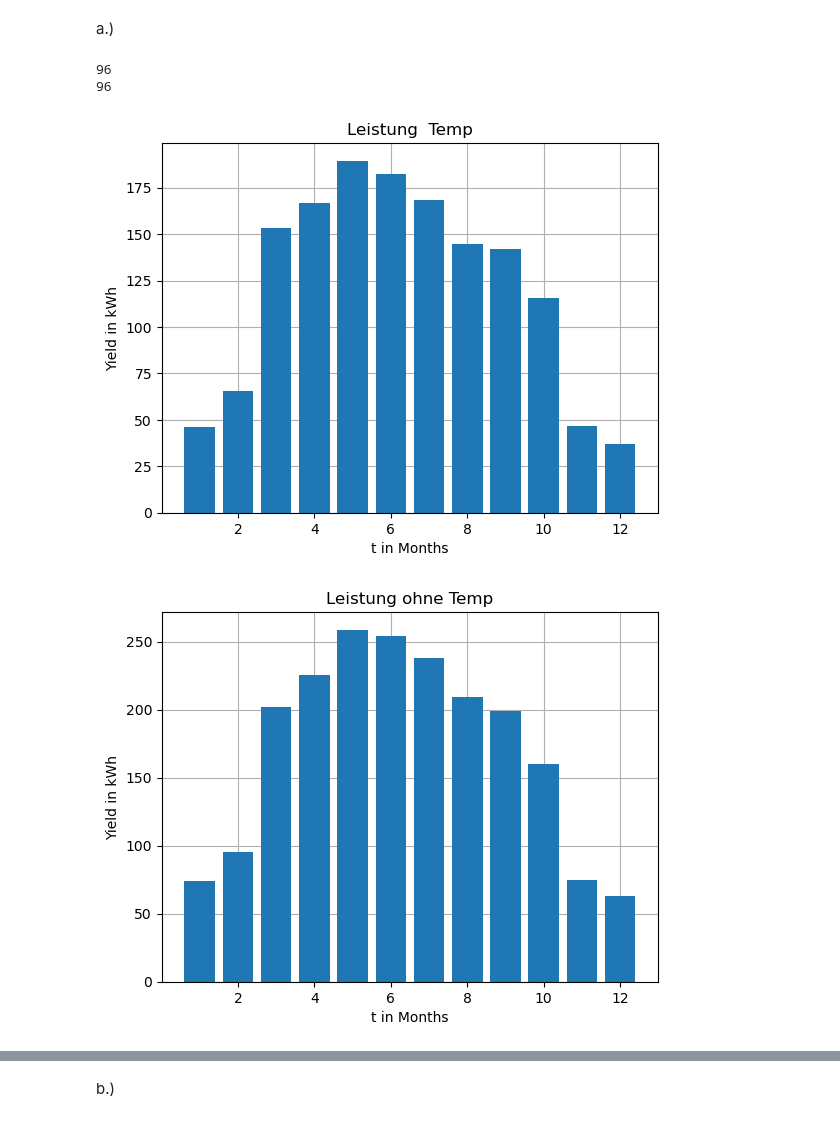
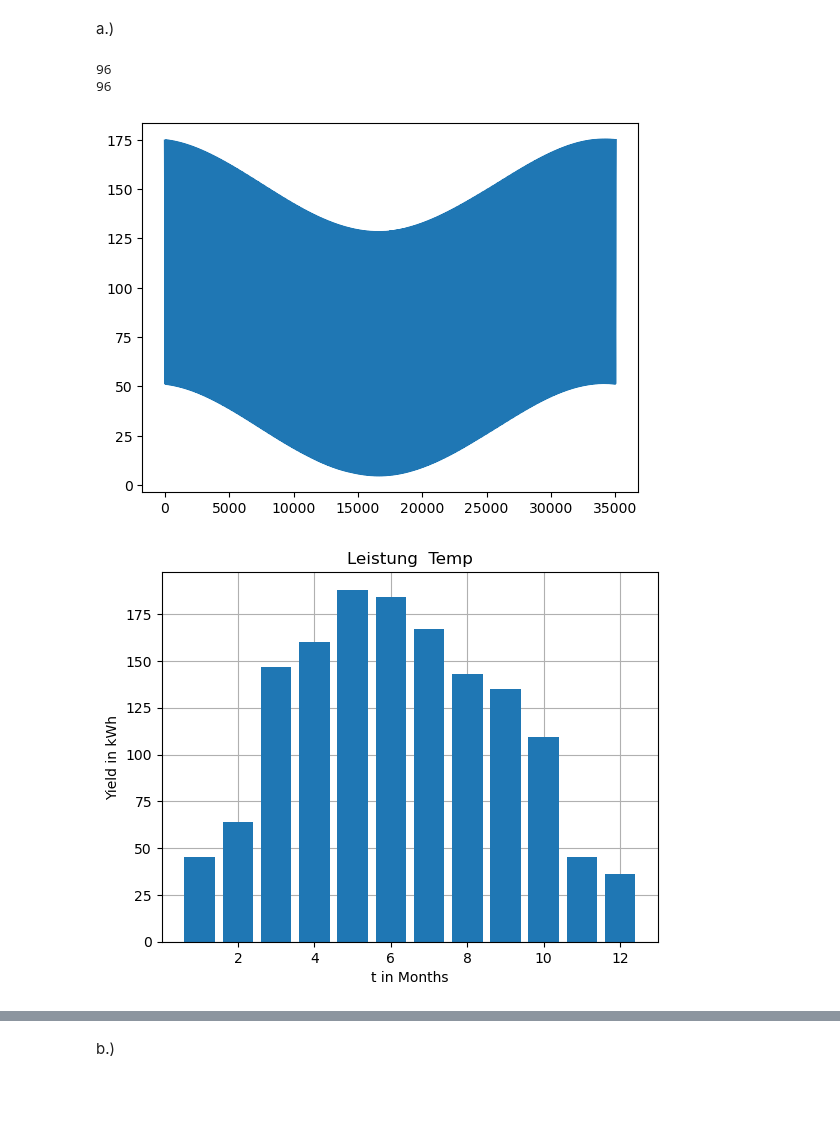
Before and after one commit to AhmedAkhi/1.UE_FV, a Jupyter notebook: UE1_Gruppe2.ipynb, the cells around one changed output, grey strips where cells are left out. Cells and saved outputs as stored; diff of their text form; code cells hidden in the pictures; blank space fills up the shorter version.

```diff
--- a/UE1_Gruppe2.ipynb
+++ b/UE1_Gruppe2.ipynb
@@ -124,11 +124,15 @@ dfTemperatur = pd.read_csv("Temperatur.csv");
 def jahreserzeugung():
     dfSonnenstand = pd.DataFrame(sonnenstand(laengengrad, breitengrad,dfTime))
     dfSonnenstand = dfSonnenstand.transpose()
+
     dfSonnenstand.rename(columns = {0:'Azimut'}, inplace = True)
     dfSonnenstand.rename(columns = {1:'Höhenwinkel'}, inplace = True)
+    #dfSonnenstand["Höhenwinkel"].plot()
 
-    dfSonnenstand["Moduleinfallswinkel"] = np.degrees(np.arccos(-np.cos(np.radians(dfSonnenstand["Höhenwinkel"]))*np.sin(np.radians(pv_hoehenwinkel)*np.cos(np.radians(dfSonnenstand["Azimut"]-pv_azimut-180)+np.sin(np.radians(dfSonnenstand["Höhenwinkel"])*np.cos(pv_hoehenwinkel))))))
 
+    dfSonnenstand["Moduleinfallswinkel"] = np.degrees(np.arccos(-np.cos(np.radians(dfSonnenstand["Höhenwinkel"]))*np.sin(np.radians(pv_hoehenwinkel))*np.cos(np.radians(dfSonnenstand["Azimut"]-pv_azimut-180))+np.sin(np.radians(dfSonnenstand["Höhenwinkel"]))*np.cos(np.radians(pv_hoehenwinkel))))
+    #theta_vec =                                      np.arccos(-np.cos(np.deg2rad(hoehenwinkel_reshaped       ))*np.sin(np.deg2rad(pv_hoehenwinkel))*np.cos(np.deg2rad(azimut - pv_azimut - 180             ))+np.sin(np.deg2rad(hoehenwinkel_reshaped       ))*np.cos(np.deg2rad(pv_hoehenwinkel)))
+    dfSonnenstand["Moduleinfallswinkel"].plot()
     #Strahlungsenergien
         #Direkte
     dfSonnenstand["EdirGen"] = dfStrahlung["DirectHoriz"] * np.maximum(0, np.cos(np.radians(dfSonnenstand["Moduleinfallswinkel"]))/np.sin(np.radians(dfSonnenstand["Höhenwinkel"])))
@@ -138,7 +142,7 @@ def jahreserzeugung():
     dfSonnenstand["EdiffGen"] = dfStrahlung["DiffusHoriz"] * (1 + np.cos(np.radians(pv_hoehenwinkel))) / 2
 
     #Aus Angabe (Höhenwinkel)
-    dfSonnenstand.loc[dfSonnenstand["Höhenwinkel"] < 5] = 0
+    #dfSonnenstand.loc[dfSonnenstand["Höhenwinkel"] < 5] = 0
 
     #Gesamtstrahlungsenergie
     dfSonnenstand["EgGen"] = dfSonnenstand["EdirGen"] + dfSonnenstand["EdiffGen"] + dfSonnenstand["EreflGen"]
@@ -150,5 +154,5 @@ def jahreserzeugung():
     #Gesamtenergie
     Pmax = dfSonnenstand["EgGen"] * PV_A * SonstigeVerluste * 4
 
-
+    dfSonnenstand
     return Pmax
@@ -159,7 +166,7 @@ def jahreserzeugung_temp():
     dfSonnenstand.rename(columns = {0:'Azimut'}, inplace = True)
     dfSonnenstand.rename(columns = {1:'Höhenwinkel'}, inplace = True)
 
-    dfSonnenstand["Moduleinfallswinkel"] = np.degrees(np.arccos(-np.cos(np.radians(dfSonnenstand["Höhenwinkel"]))*np.sin(np.radians(pv_hoehenwinkel)*np.cos(np.radians(dfSonnenstand["Azimut"]-pv_azimut-180)+np.sin(np.radians(dfSonnenstand["Höhenwinkel"])*np.cos(pv_hoehenwinkel))))))
+    dfSonnenstand["Moduleinfallswinkel"] = np.degrees(np.arccos(-np.cos(np.radians(dfSonnenstand["Höhenwinkel"]))*np.sin(np.radians(pv_hoehenwinkel)*np.cos(np.radians(dfSonnenstand["Azimut"]-pv_azimut-180)+np.sin(np.radians(dfSonnenstand["Höhenwinkel"])*np.cos(np.radians(pv_hoehenwinkel)))))))
 
     #Strahlungsenergien
     dfSonnenstand["EdirGen"] = dfStrahlung["DirectHoriz"] * np.maximum(0, np.cos(np.radians(dfSonnenstand["Moduleinfallswinkel"]))/np.sin(np.radians(dfSonnenstand["Höhenwinkel"])))
@@ -239,15 +246,15 @@ def monthly_yield_plot(energy_array, title):
 a.)
 # %%
 # Model ohne Temperatur
-P_PV = jahreserzeugung()
+P_PV = jahreserzeugung()*0.45
 
 #Model mit Temperatur
 P_PV_Temp = jahreserzeugung_temp()
 
 monthly_yield_plot(P_PV_Temp,"Leistung  Temp")
 monthly_yield_plot(P_PV,"Leistung ohne Temp")
 # %% [output]
 96
 96
-[figure, old version]
+[figure, new version]
-[figure, old version]
+[figure, new version]
```
Also changed, not shown: parts of 4 cells of this notebook.
